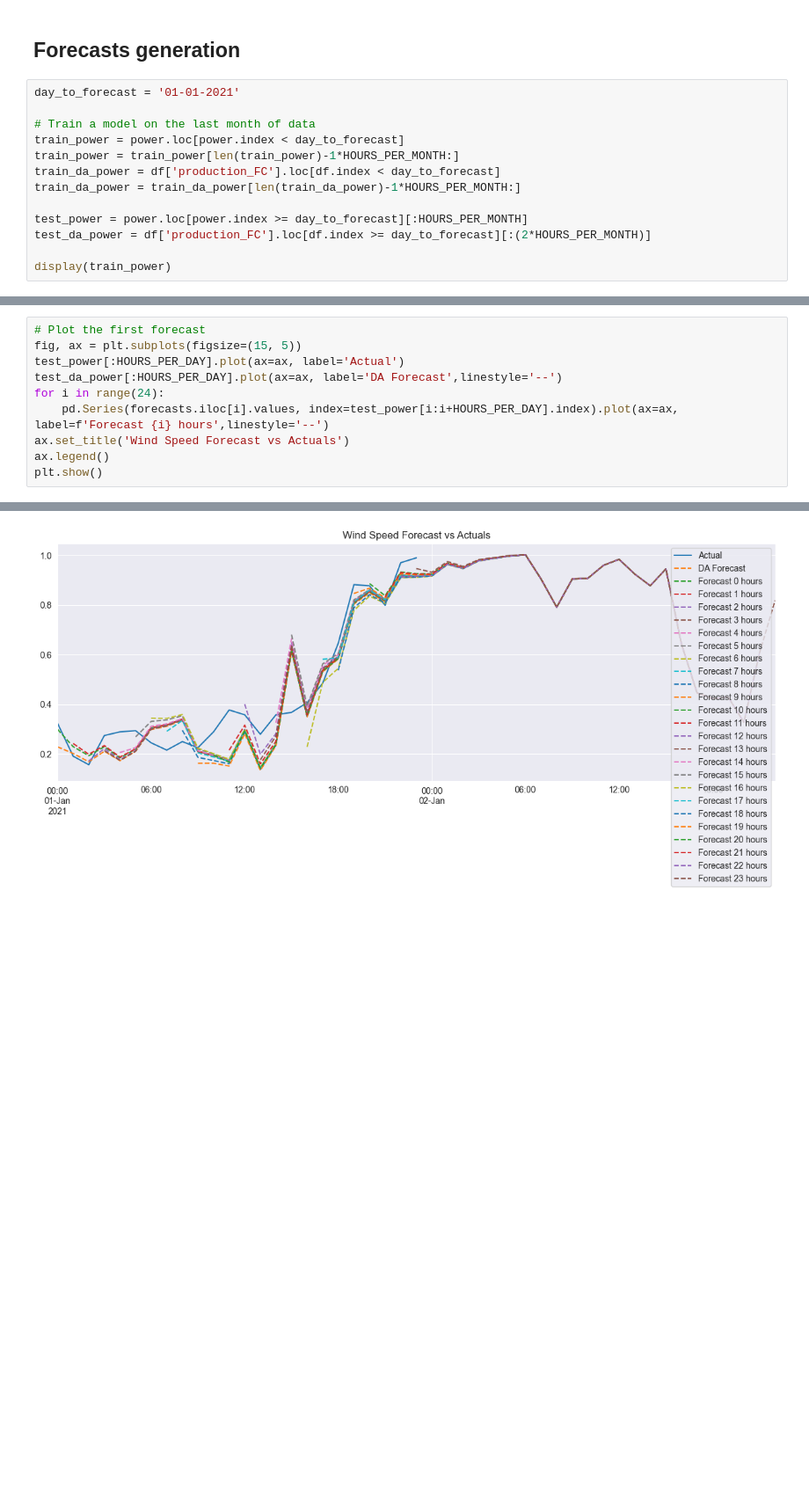
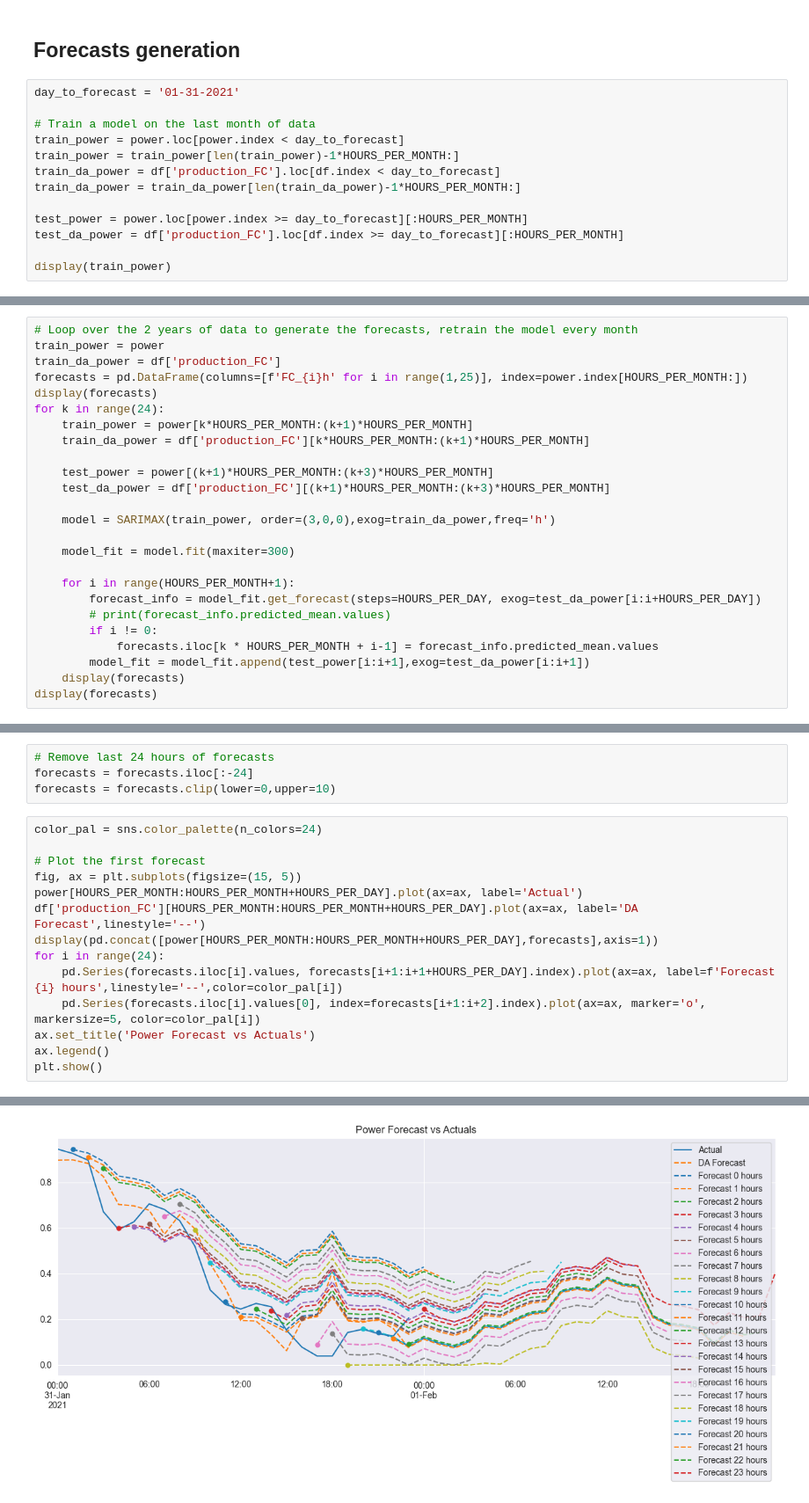
Before and after one commit to MGuckert/Real-time-adjustment-strategies-for-trading-wind-power-and-hydrogen, a Jupyter notebook: forecasting/wind_power_forecasting.ipynb, the cells around one changed output, grey strips where cells are left out. Shown at 88% size. Drawn from its saved outputs; the diff is of its cells as text; blank space fills up the shorter version.

Commit message:
Fixed date issues, and added code for generation of rolling forecasts

```diff
--- a/forecasting/wind_power_forecasting.ipynb
+++ b/forecasting/wind_power_forecasting.ipynb
@@ -866,7 +850,7 @@ TypeError: 'PredictionResultsWrapper' object is not subscriptable
 # %% [markdown]
 ## Forecasts generation
 # %%
-day_to_forecast = '01-01-2021'
+day_to_forecast = '01-31-2021'
 
 # Train a model on the last month of data
 train_power = power.loc[power.index < day_to_forecast]
@@ -875,7 +859,7 @@ train_da_power = df['production_FC'].loc[df.index < day_to_forecast]
 train_da_power = train_da_power[len(train_da_power)-1*HOURS_PER_MONTH:]
 
 test_power = power.loc[power.index >= day_to_forecast][:HOURS_PER_MONTH]
-test_da_power = df['production_FC'].loc[df.index >= day_to_forecast][:(2*HOURS_PER_MONTH)]
+test_da_power = df['production_FC'].loc[df.index >= day_to_forecast][:HOURS_PER_MONTH]
 
 display(train_power)
 # %% [output]
@@ -905,0 +945,25 @@ display(forecasts)
+# %%
+# Loop over the 2 years of data to generate the forecasts, retrain the model every month
+train_power = power
+train_da_power = df['production_FC']
+forecasts = pd.DataFrame(columns=[f'FC_{i}h' for i in range(1,25)], index=power.index[HOURS_PER_MONTH:])
+display(forecasts)
+for k in range(24):
+    train_power = power[k*HOURS_PER_MONTH:(k+1)*HOURS_PER_MONTH]
+    train_da_power = df['production_FC'][k*HOURS_PER_MONTH:(k+1)*HOURS_PER_MONTH]
+
+    test_power = power[(k+1)*HOURS_PER_MONTH:(k+3)*HOURS_PER_MONTH]
+    test_da_power = df['production_FC'][(k+1)*HOURS_PER_MONTH:(k+3)*HOURS_PER_MONTH]
+
+    model = SARIMAX(train_power, order=(3,0,0),exog=train_da_power,freq='h')
+
+    model_fit = model.fit(maxiter=300)
+
+    for i in range(HOURS_PER_MONTH+1):
+        forecast_info = model_fit.get_forecast(steps=HOURS_PER_DAY, exog=test_da_power[i:i+HOURS_PER_DAY])
+        # print(forecast_info.predicted_mean.values)
+        if i != 0:
+            forecasts.iloc[k * HOURS_PER_MONTH + i-1] = forecast_info.predicted_mean.values
+        model_fit = model_fit.append(test_power[i:i+1],exog=test_da_power[i:i+1])
+    display(forecasts)
+display(forecasts)
@@ -906,11 +1050,19 @@ display(forecasts)
+# %%
+# Remove last 24 hours of forecasts
+forecasts = forecasts.iloc[:-24]
+forecasts = forecasts.clip(lower=0,upper=10)
 # %%
+color_pal = sns.color_palette(n_colors=24)
+
 # Plot the first forecast
 fig, ax = plt.subplots(figsize=(15, 5))
-test_power[:HOURS_PER_DAY].plot(ax=ax, label='Actual')
-test_da_power[:HOURS_PER_DAY].plot(ax=ax, label='DA Forecast',linestyle='--')
+power[HOURS_PER_MONTH:HOURS_PER_MONTH+HOURS_PER_DAY].plot(ax=ax, label='Actual')
+df['production_FC'][HOURS_PER_MONTH:HOURS_PER_MONTH+HOURS_PER_DAY].plot(ax=ax, label='DA Forecast',linestyle='--')
+display(pd.concat([power[HOURS_PER_MONTH:HOURS_PER_MONTH+HOURS_PER_DAY],forecasts],axis=1))
 for i in range(24):
-    pd.Series(forecasts.iloc[i].values, index=test_power[i:i+HOURS_PER_DAY].index).plot(ax=ax, label=f'Forecast {i} hours',linestyle='--')
-ax.set_title('Wind Speed Forecast vs Actuals')
+    pd.Series(forecasts.iloc[i].values, forecasts[i+1:i+1+HOURS_PER_DAY].index).plot(ax=ax, label=f'Forecast {i} hours',linestyle='--',color=color_pal[i])
+    pd.Series(forecasts.iloc[i].values[0], index=forecasts[i+1:i+2].index).plot(ax=ax, marker='o', markersize=5, color=color_pal[i])
+ax.set_title('Power Forecast vs Actuals')
 ax.legend()
 plt.show()
 # %% [output]
@@ -917,3 +1082,3 @@ plt.show()
-[figure, old version]
+[figure, new version]
 # %%
 # Save the forecasts to a CSV file
```
Also changed, not shown: parts of 18 cells of this notebook.
